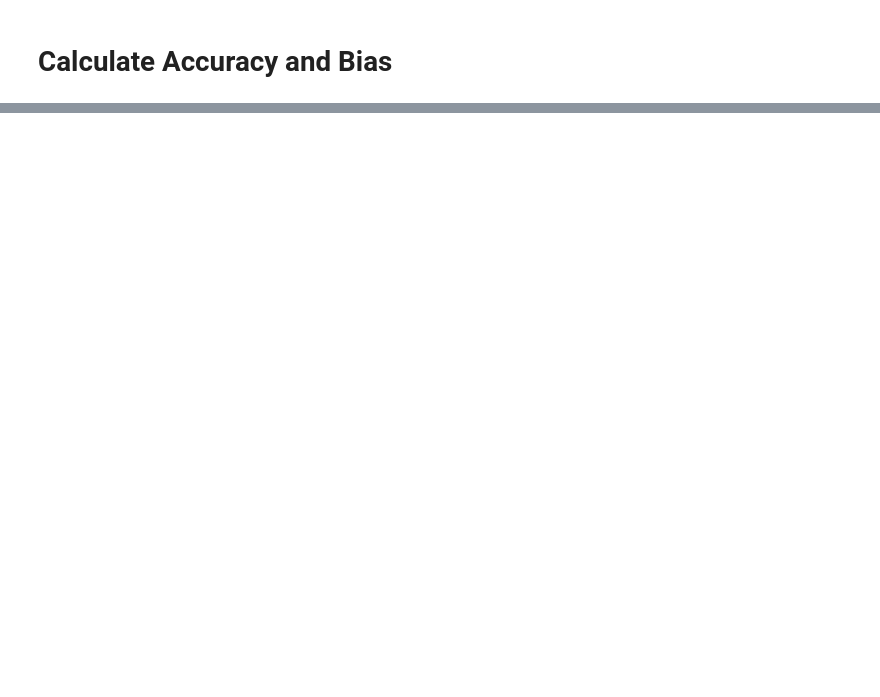
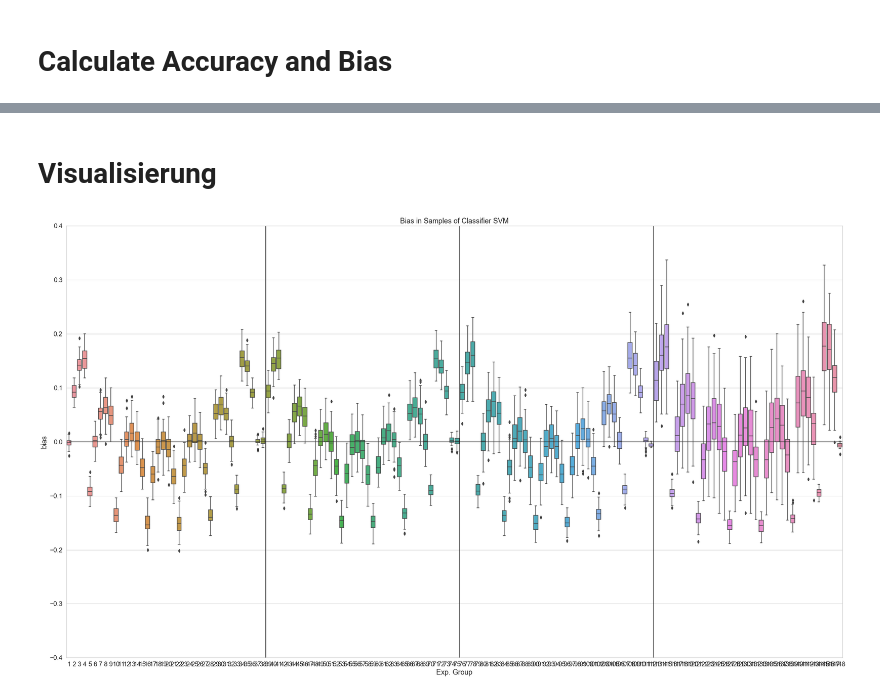
Before and after one commit to Viiviianee/BIASpects-bias-study, a Jupyter notebook: AccuracyEvaluation.ipynb, the cells around one changed output, grey strips where cells are left out. Drawn from its saved outputs; the diff is of its cells as text; code cells hidden in the pictures; blank space fills up the shorter version.

```diff
--- a/AccuracyEvaluation.ipynb
+++ b/AccuracyEvaluation.ipynb
@@ -1404,0 +158,28 @@ ax.figure.savefig("hypothesis2_clean.png")
+# %%
+data['Informativeness_Men']=data['Probability Men'] - Decimal(0.5)
+data['Informativeness_Men']=data['Informativeness_Men'].abs()
+data['Informativeness_Women']=data['Probability Women'] - Decimal(0.5)
+data['Informativeness_Women']=data['Informativeness_Women'].abs()
+data['Informativeness Difference']=data['Informativeness_Men']-data['Informativeness_Women']
+# %%
+with open('evaluationdata.pkl','wb') as f:
+    pickle.dump(data, f, protocol=2)
+# %%
+#ALTERNATIVE
+
+'''with open('evaluationdata.pkl','rb') as f:
+    data=pickle.load(f)
+
+classifier_names=['SVM',
+            'SVM_noSex',
+            'SVM_noSexInf',
+            'NB',
+            'NB_noSex',
+            'NB_noSexInf',
+            'Tree',
+            'Tree_noSex',
+            'Tree_noSexInf',
+            'NN',
+            'NN_noSex',
+            'NN_noSexInf'
+]'''
@@ -1404,0 +361,2 @@ ax.figure.savefig("hypothesis2_clean.png")
+# %% [markdown]
+# Visualisierung
@@ -1404,0 +368,15 @@ ax.figure.savefig("hypothesis2_clean.png")
+# %%
+sns.set_style("whitegrid")
+plt.figure(figsize=(35, 20))
+plt.hlines(0, xmin= 0, xmax= 148)
+plt.vlines(37.5,ymin=-0.4,ymax=0.4)
+plt.vlines(74.5,ymin=-0.4,ymax=0.4)
+plt.vlines(111.5,ymin=-0.4,ymax=0.4)
+sns.set(font_scale=1.5)
+plt.title("Bias in Samples of Classifier SVM")
+ax = sns.boxplot(x="Exp. Group", y="bias",data=data[data['Classifier']=='SVM'],width=0.8)
+ax.set(ylim=(-0.4,0.4))
+
+ax.figure.savefig("BIASPLOT_ALLGROUPS_SVM.png")
+# %% [output]
+[figure, added]
```
Also changed, not shown: parts of 89 cells of this notebook.
